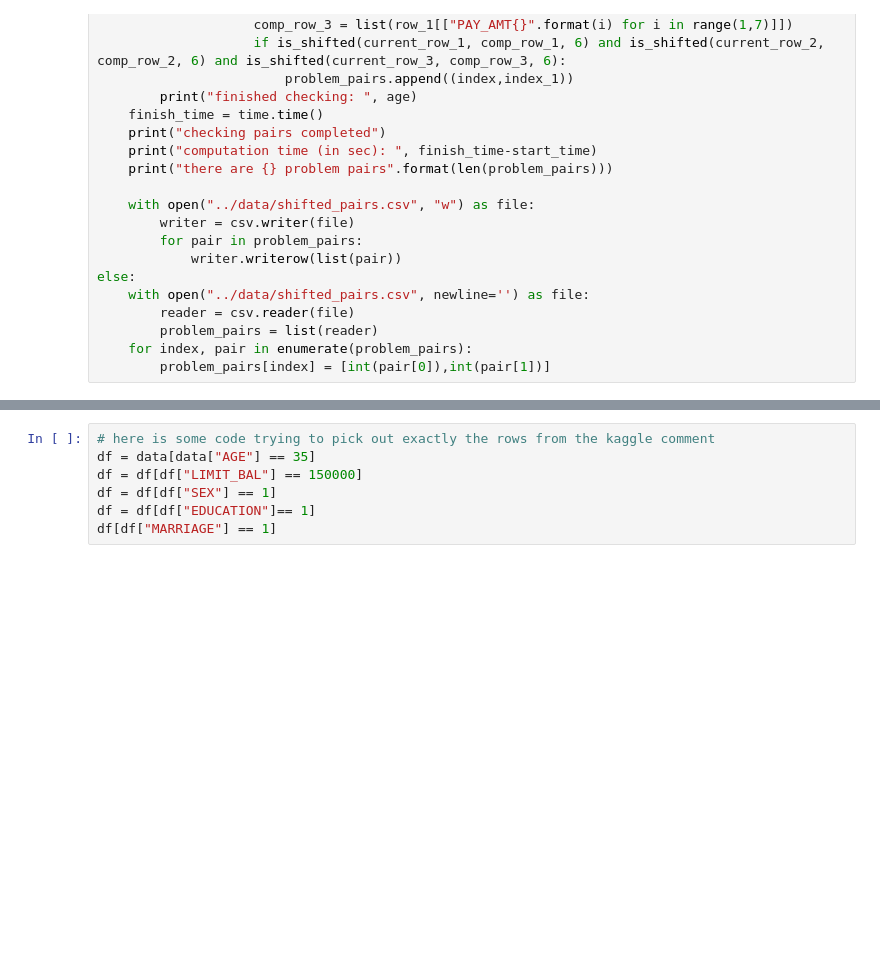
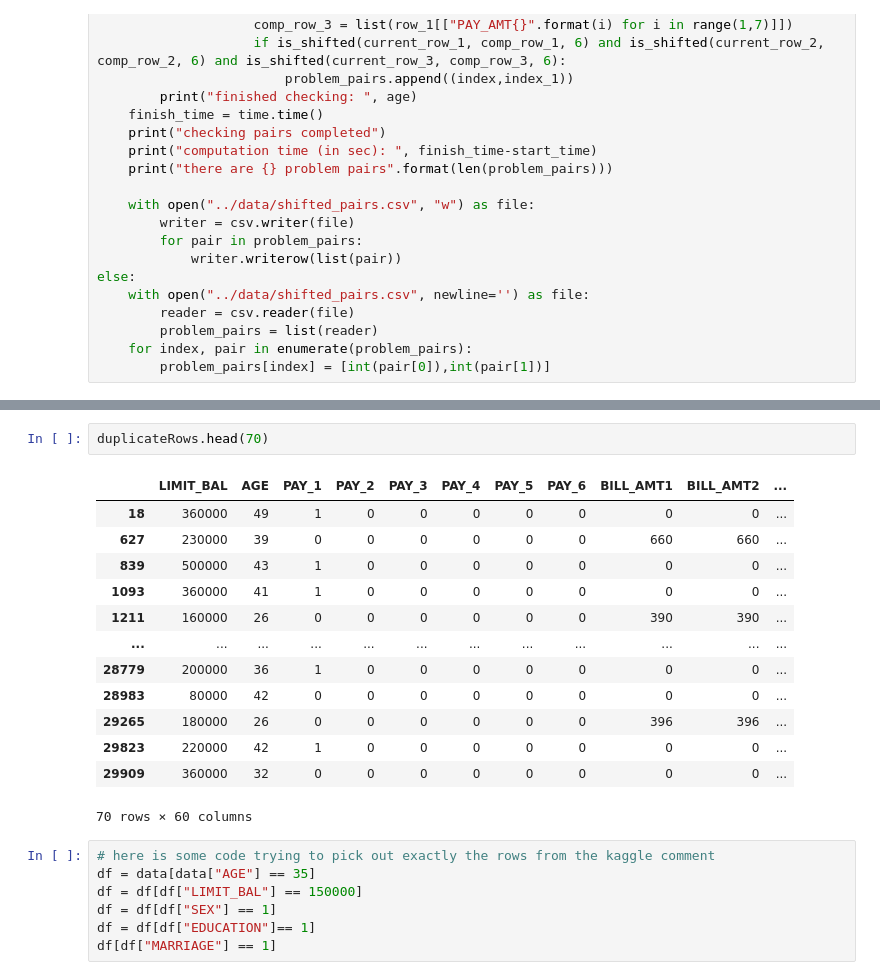
Before and after one commit to jkritsch/Predicting-Credit-Card-Default, a Jupyter notebook: notebooks/Initial Data Cleaning by Juergen.ipynb, the cells around one changed output, grey strips where cells are left out. Drawn from its saved outputs; the diff is of its cells as text; blank space fills up the shorter version.

```diff
--- a/notebooks/Initial Data Cleaning by Juergen.ipynb
+++ b/notebooks/Initial Data Cleaning by Juergen.ipynb
@@ -78,3 +122,19 @@ else:
+# %%
+duplicateRows.head(70)
+# %% [output]
+|  | LIMIT_BAL | AGE | PAY_1 | PAY_2 | PAY_3 | PAY_4 | PAY_5 | PAY_6 | BILL_AMT1 | BILL_AMT2 | ... |
+| 18 | 360000 | 49 | 1 | 0 | 0 | 0 | 0 | 0 | 0 | 0 | ... |
+| 627 | 230000 | 39 | 0 | 0 | 0 | 0 | 0 | 0 | 660 | 660 | ... |
+| 839 | 500000 | 43 | 1 | 0 | 0 | 0 | 0 | 0 | 0 | 0 | ... |
+| 1093 | 360000 | 41 | 1 | 0 | 0 | 0 | 0 | 0 | 0 | 0 | ... |
+| 1211 | 160000 | 26 | 0 | 0 | 0 | 0 | 0 | 0 | 390 | 390 | ... |
+| ... | ... | ... | ... | ... | ... | ... | ... | ... | ... | ... | ... |
+| 28779 | 200000 | 36 | 1 | 0 | 0 | 0 | 0 | 0 | 0 | 0 | ... |
+| 28983 | 80000 | 42 | 0 | 0 | 0 | 0 | 0 | 0 | 0 | 0 | ... |
+| 29265 | 180000 | 26 | 0 | 0 | 0 | 0 | 0 | 0 | 396 | 396 | ... |
+| 29823 | 220000 | 42 | 1 | 0 | 0 | 0 | 0 | 0 | 0 | 0 | ... |
+| 29909 | 360000 | 32 | 0 | 0 | 0 | 0 | 0 | 0 | 0 | 0 | ... |
+70 rows × 60 columns
 # %%
 # here is some code trying to pick out exactly the rows from the kaggle comment
 df = data[data["AGE"] == 35]
```
Also changed, not shown: parts of 3 cells of this notebook.
